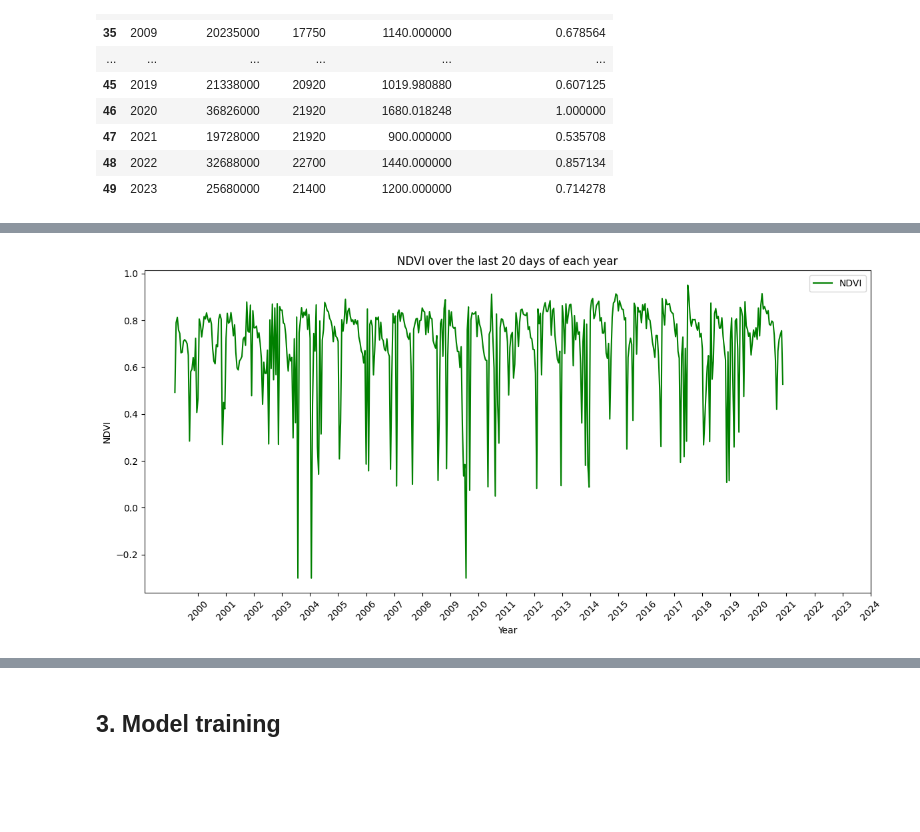
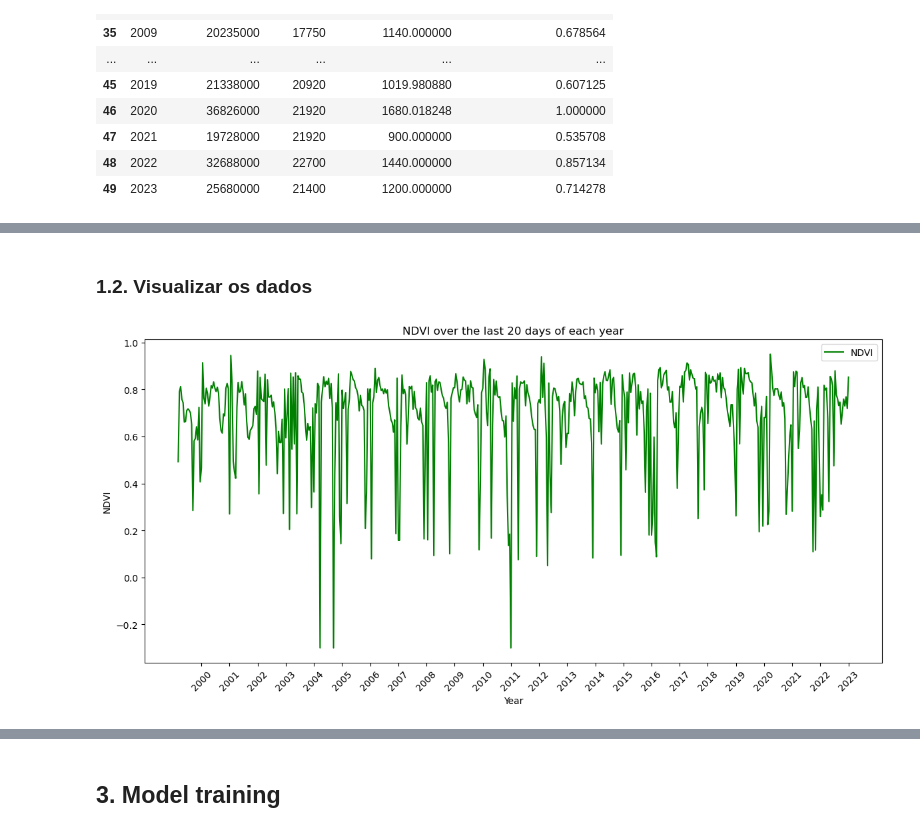
Before and after one commit to luisfuturist/ec-ingredion-2, a Jupyter notebook: src/2. Prediction.ipynb, the cells around one changed output, grey strips where cells are left out. Cells and saved outputs as stored; diff of their text form; code cells hidden in the pictures; blank space fills up the shorter version.

```diff
--- a/src/2. Prediction.ipynb
+++ b/src/2. Prediction.ipynb
@@ -95,7 +100,7 @@ NDVI[["Date_sin", "Date_cos"]] = NDVI["Data"].apply(
 # Assert order by Data (ascending)
 NDVI = NDVI.sort_values(by="Data", ascending=True)
 
-NDVI = NDVI[(NDVI["Year"] >= 2000) & (NDVI["Year"] <= 2024)]
+NDVI = NDVI[(NDVI["Year"] >= 2000) & (NDVI["Year"] <= 2023)]
 
 NDVI
 # %% [output]
@@ -158,26 +147,28 @@ NDVI_last_20_per_year
+# %% [markdown]
+### 1.2. Visualizar os dados
 # %%
 # Plotting NDVI
 import matplotlib.pyplot as plt
 
 plt.figure(figsize=(12, 6))
 plt.plot(
-    NDVI_last_20_per_year["Data"],
-    NDVI_last_20_per_year["NDVI"],
+    NDVI["Data"],
+    NDVI["NDVI"],
     label="NDVI",
     color="green",
 )
 plt.title("NDVI over the last 20 days of each year")
 
 plt.xlabel("Year")
 plt.xticks(
-    ticks=NDVI_last_20_per_year.groupby("Year").tail(1).index,
-    labels=NDVI_last_20_per_year.groupby("Year").tail(1)["Year"],
+    ticks=NDVI.groupby("Year").tail(1).index,
+    labels=NDVI.groupby("Year").tail(1)["Year"],
 )
 plt.ylabel("NDVI")
 plt.xticks(rotation=45)
 plt.legend()
 plt.tight_layout()
 plt.show()
 # %% [output]
-[figure, old version]
+[figure, new version]
 # %%
```
Also changed, not shown: parts of 19 cells of this notebook.
